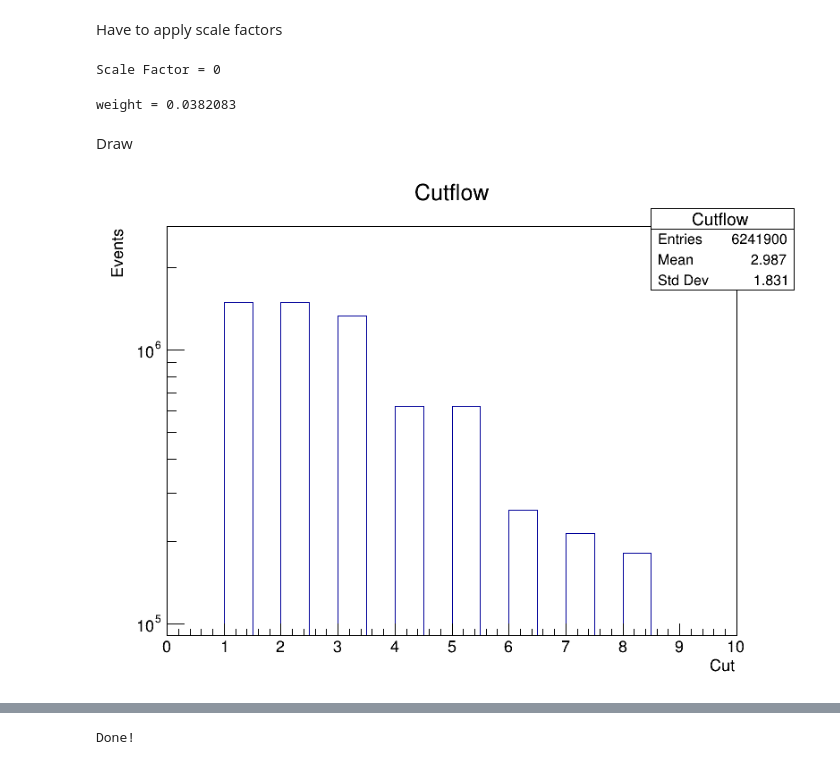
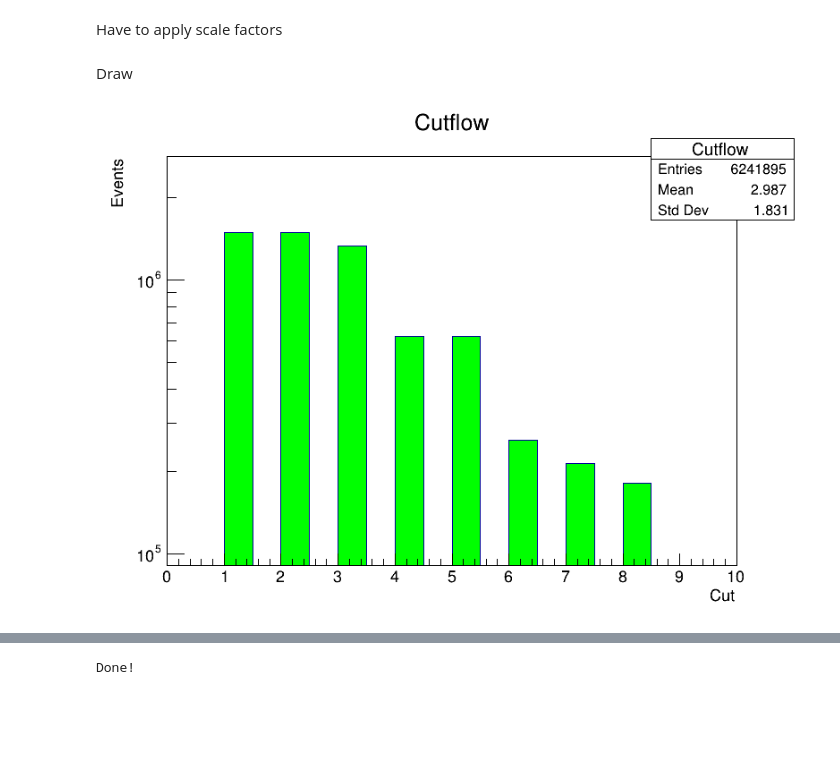
Before and after one commit to nigomezcr/Temas-Avanzados-en-F-sica-de-Part-culas, a Jupyter notebook: TTBar/MC_TTbarSel_8TeV.ipynb, the cells around one changed output, grey strips where cells are left out. Saved outputs shown, nothing was run; the diff lists cells and outputs as text; code cells hidden in the pictures; blank space fills up the shorter version.

```diff
--- a/TTBar/MC_TTbarSel_8TeV.ipynb
+++ b/TTBar/MC_TTbarSel_8TeV.ipynb
@@ -298,16 +316,3 @@ tree->SetBranchAddress("scaleFactor_ZVERTEX", &scaleFactor_ZVERTEX);
-# %%
-Float_t scaleFactor;
-Float_t evtw;
-
-scaleFactor = scaleFactor_PILEUP*scaleFactor_ELE
-            *scaleFactor_MUON*scaleFactor_BTAG
-            *scaleFactor_TRIGGER*scaleFactor_JVFSF*scaleFactor_ZVERTEX;
-
-evtw = scaleFactor*mcw
-
-//std::cout << "Scale Factor = " << scaleFactor_JVFSF << std::endl;
-# %% [output]
-Scale Factor = 0
 # %%
 Float_t weight;
 Float_t L_MC;
@@ -325,16 +330,13 @@ L_MC = N_MC*Filter/sigma;
 
 
 weight = L_data/L_MC;
-
-std::cout << "weight = " << weight << std::endl;
-# %% [output]
-weight = 0.0382083
 # %% [markdown]
 <p>Draw</p>
 # %%
 TCanvas *canvas1 = new TCanvas("Canvas","",800,600);
+MC_cutflow->SetFillColor(03);
 MC_cutflow->Draw("");
 canvas1->SetLogy();
 canvas1->Draw();
 # %% [output]
-[figure, old version]
+[figure, new version]
```
Also changed, not shown: parts of 23 cells of this notebook.
